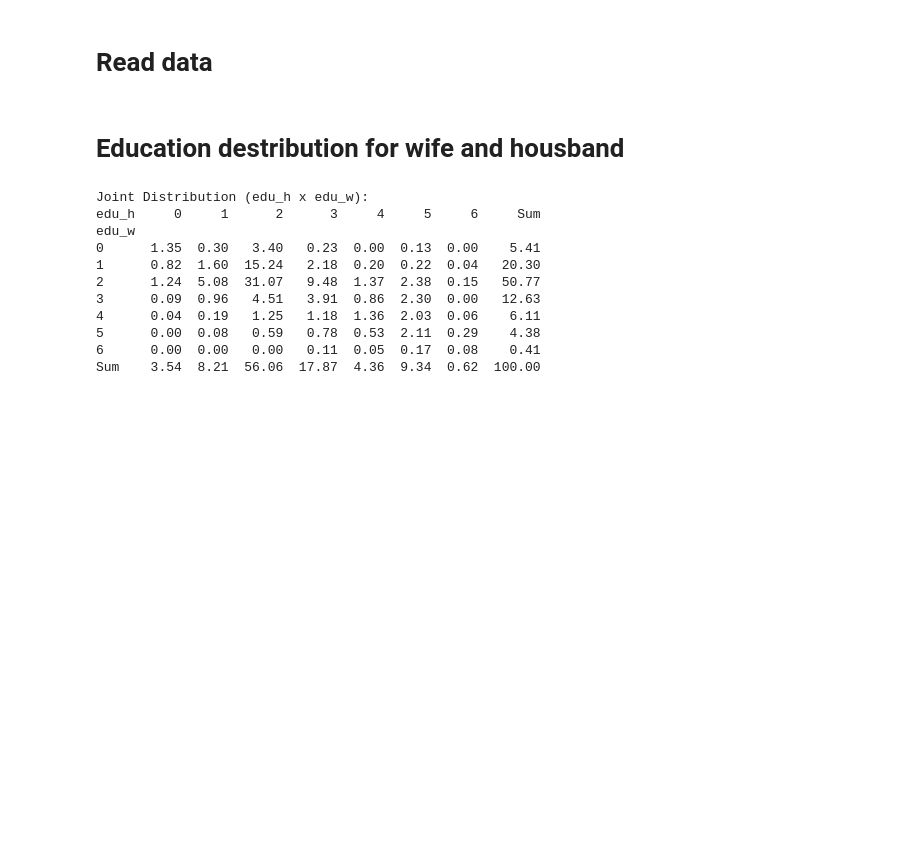
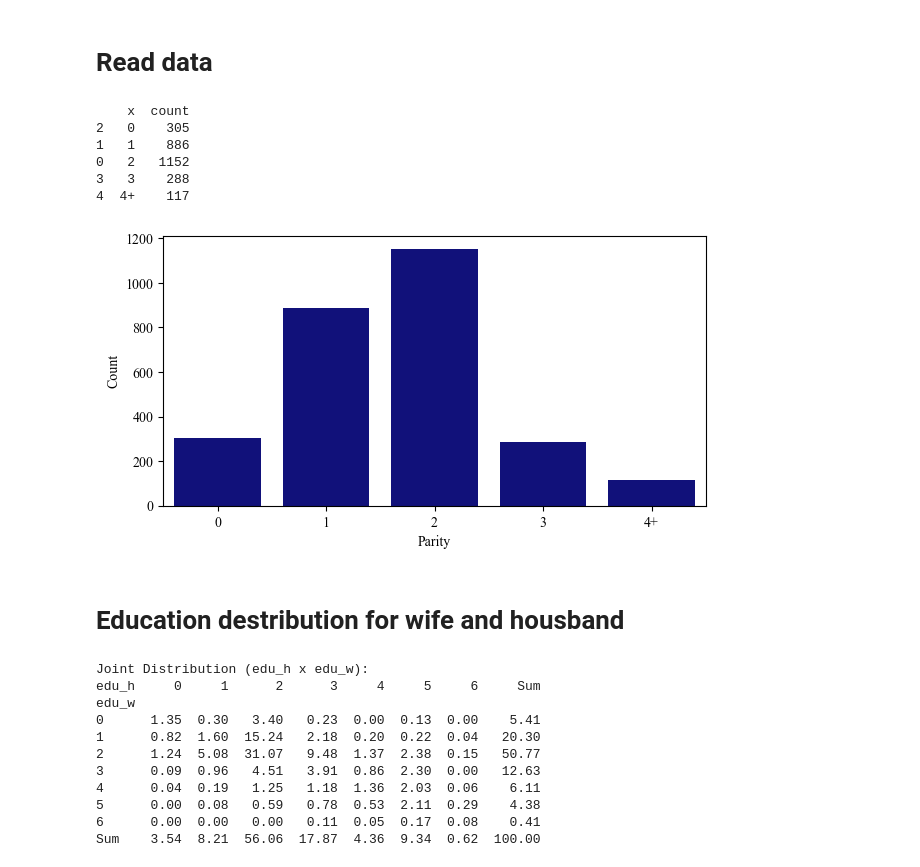
Before and after one commit to juliekrabek123/dynamic_cbjk, a Jupyter notebook: data.ipynb, the cells around one changed output. Drawn from its saved outputs; the diff is of its cells as text; code cells hidden in the pictures; blank space fills up the shorter version.

```diff
--- a/data.ipynb
+++ b/data.ipynb
@@ -71,6 +75,37 @@ df_1 = df_1[df_1['cc'] != 3]
 # dropper par, som kun optræder 1 gang
 df_1 = df_1.groupby('idx').filter(lambda x: len(x) > 1).reset_index(drop=True).reset_index(drop=True)
 # len(df_1['idx'].unique())
+# %%
+df_10 = df_1.copy()
+df_10 = df_1.copy()
+df_10.loc[df_10['x'] >= 4, 'x'] = 4
+df_10_group = df_10.groupby('idx').max('x')
+value_counts = df_10_group['x'].value_counts().reset_index(name='x')
+value_counts.columns = ['x', 'count']
+value_counts = value_counts.sort_values(by = 'x')
+value_counts.loc[value_counts['x'] >= 4, 'x'] = '4+'
+
+print(value_counts)
+
+# Plotting using matplotlib
+plt.figure(figsize=(7, 3.5))  # Adjust the figure size as needed
+sns.barplot(x=value_counts['x'], y=value_counts['count'], color = 'darkblue')
+plt.xlabel('Parity')
+plt.ylabel('Count')
+# plt.grid(axis='y', c = 'lightgrey', linestyle='--', linewidth=0.5)
+
+plt.show();
+
+# plt.savefig('Figure children distribution.png', format = 'png',  bbox_inches='tight')
+# plt.close()
+# %% [output]
+    x  count
+2   0    305
+1   1    886
+0   2   1152
+3   3    288
+4  4+    117
+[figure, added]
 # %% [markdown]
 # Education destribution for wife and housband
 # %%
```
Also changed, not shown: parts of 8 cells of this notebook, 2 other files.
